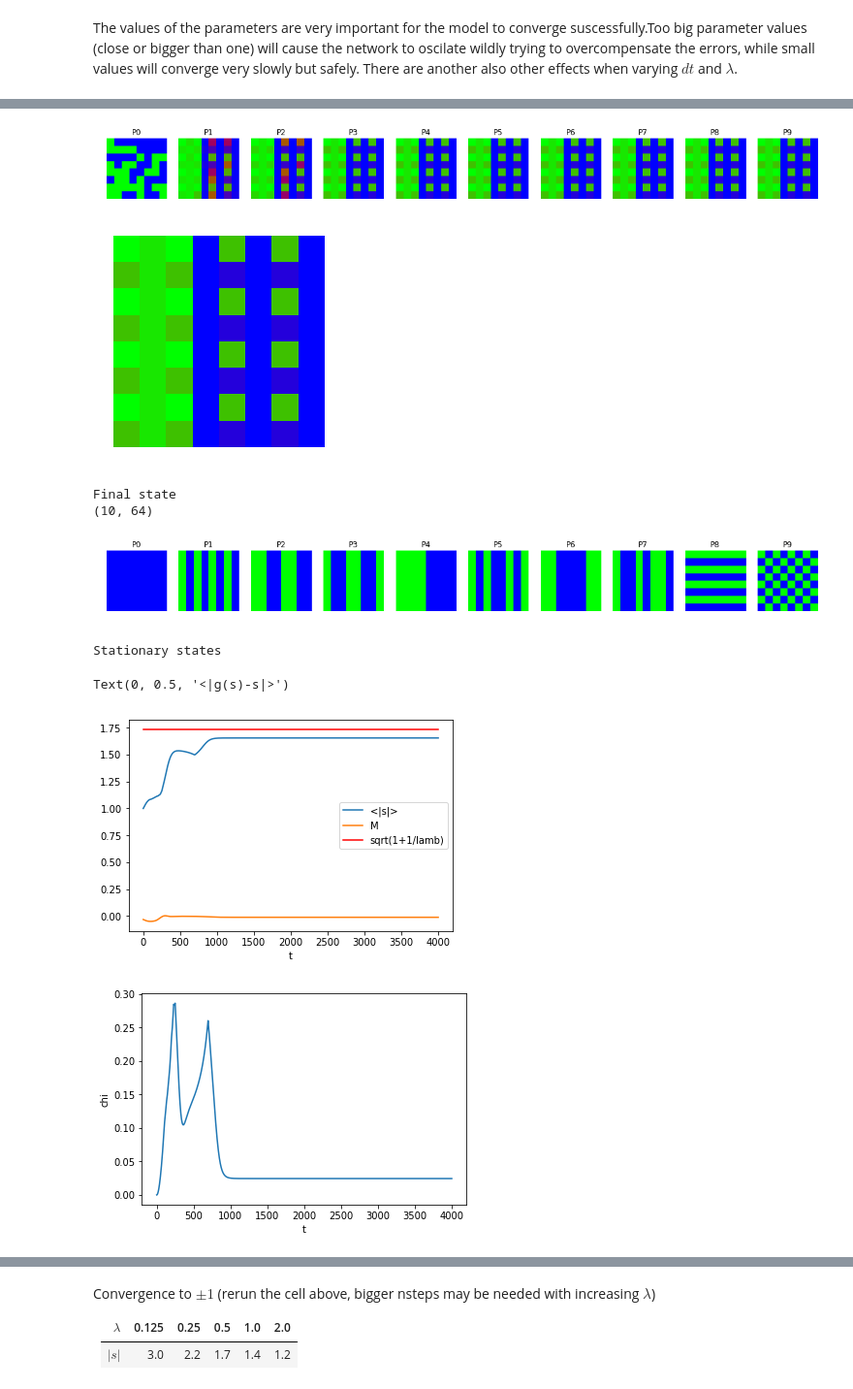
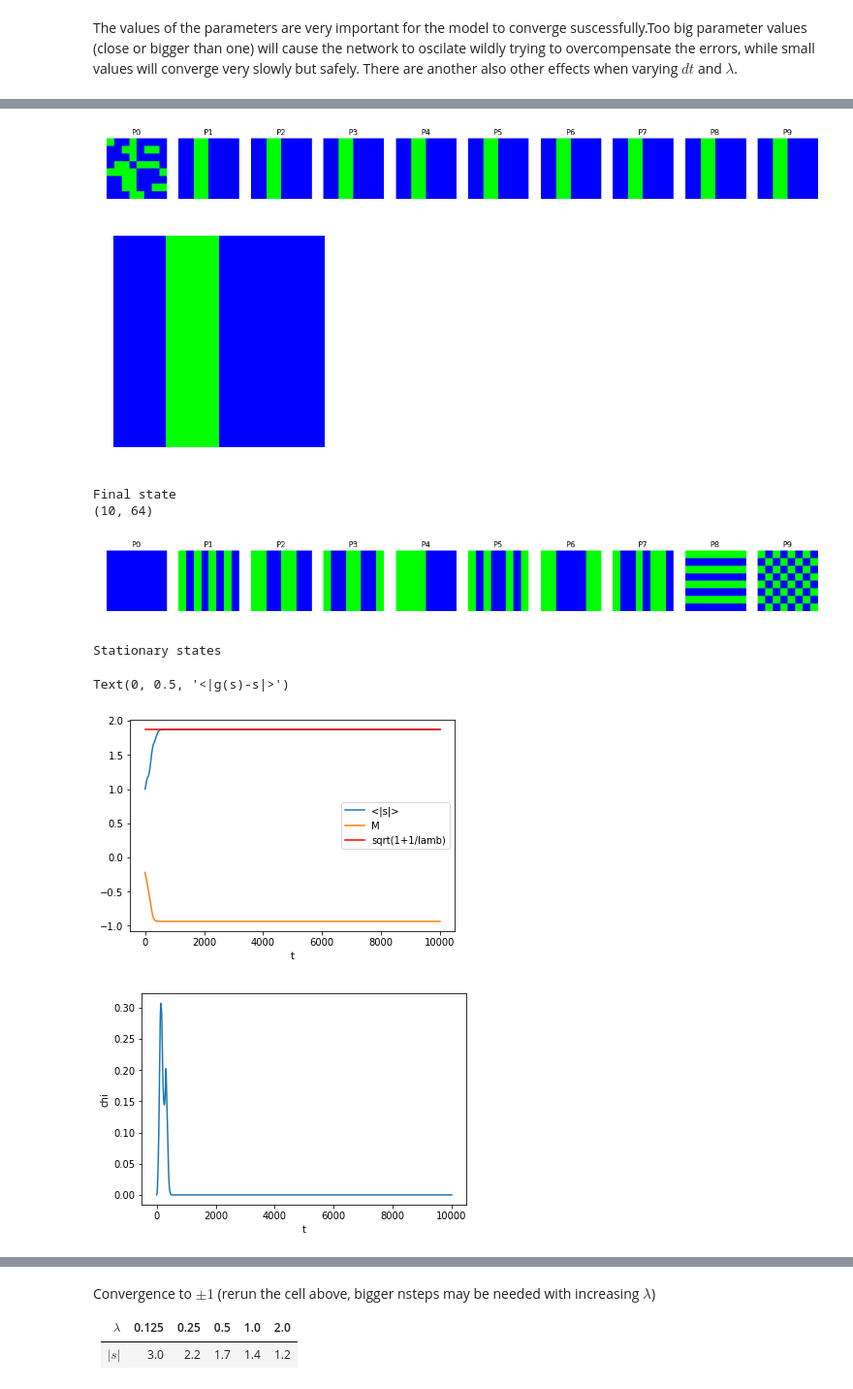
Before and after one commit to lytex/hopfield, a Jupyter notebook: Temperature.ipynb, the cells around one changed output, grey strips where cells are left out. Shown at 97% size. Saved outputs shown, nothing was run; the diff lists cells and outputs as text; code cells hidden in the pictures.

```diff
--- a/Temperature.ipynb
+++ b/Temperature.ipynb
@@ -144,9 +147,9 @@ L = 8 # size of the newtork
 N = L**2
 K = 10 # number of memory patterns to be stored
 dt = 0.01
-lamb = 0.5
+lamb = 0.4
 T = 0.0 # Temperature
-nsteps = 4000 # number of steps of the simulation
+nsteps = 10000 # number of steps of the simulation
 naverage = 1 # number of simulations to compute average values
 
 # for each simulation, sum the values and then divide by naverage
@@ -172,39 +175,39 @@ M = M/naverage
 chi = chi/naverage
 conv = conv/naverage/dt
 
 H = get_stationary(N, K)
 plot_evolution(states, H, L)
 
 plt.figure(1)
 plt.plot(abs_s)
 plt.plot(M)
 stat = np.sqrt(1+1/lamb) # converges to stat instead of +/- 1
 plt.plot([0, len(abs_s)], [stat, stat], 'r')
 plt.xlabel('t')
 plt.legend(['<|s|>', 'M', 'sqrt(1+1/lamb)'])
 
 # E = -np.einsum('ik->k', np.einsum('ij,kj->ik', weights, states))
 # plt.figure(2)
 # plt.plot(E)
 # plt.xlabel('t')
 # plt.ylabel('E')
 
 plt.figure(4)
 plt.plot(chi)
 plt.xlabel('t')
 plt.ylabel('chi')
 
 plt.figure(5)
 plt.semilogy(conv)
 plt.xlabel('t')
 plt.ylabel('<|g(s)-s|>')
 # %% [output]
-[figure, old version]
+[figure, new version]
-[figure, old version]
+[figure, new version]
 Final state
 (10, 64)
 [figure]
 Stationary states
 Text(0, 0.5, '<|g(s)-s|>')
-[figure, old version]
+[figure, new version]
-[figure, old version]
+[figure, new version]
```
Also changed, not shown: parts of 4 cells of this notebook.
